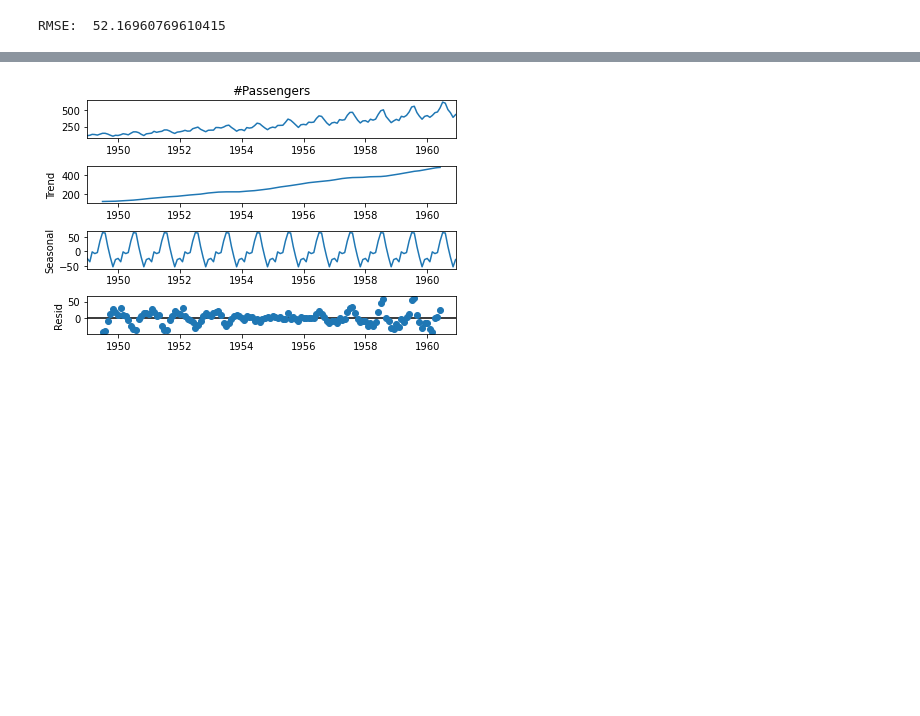
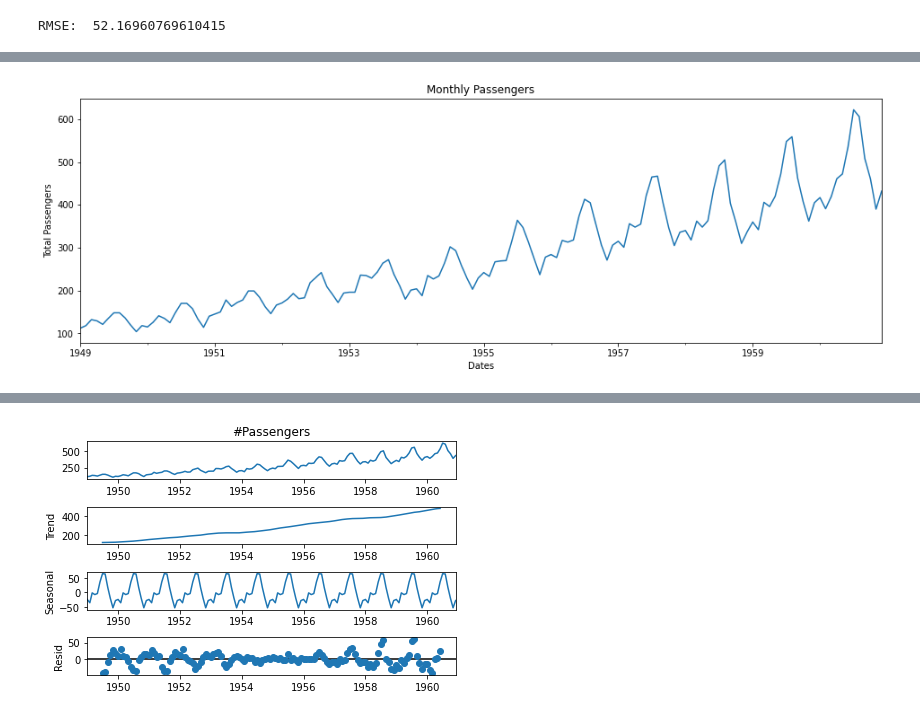
Before and after one commit to Branden-Kang/Flight-Delay-Analysis, a Jupyter notebook: Predicting_air_passengers_using_auto_arima.ipynb, the cells around one changed output, grey strips where cells are left out. Drawn from its saved outputs; the diff is of its cells as text; code cells hidden in the pictures; blank space fills up the shorter version.

```diff
--- a/Predicting_air_passengers_using_auto_arima.ipynb
+++ b/Predicting_air_passengers_using_auto_arima.ipynb
@@ -217,0 +239,6 @@ df.head()
+# %%
+df.index.freq = 'MS'
+ax = df['#Passengers'].plot(figsize = (16,5), title = "Monthly Passengers")
+ax.set(xlabel='Dates', ylabel='Total Passengers');
+# %% [output]
+[figure, added]
```
Also changed, not shown: parts of 16 cells of this notebook.
